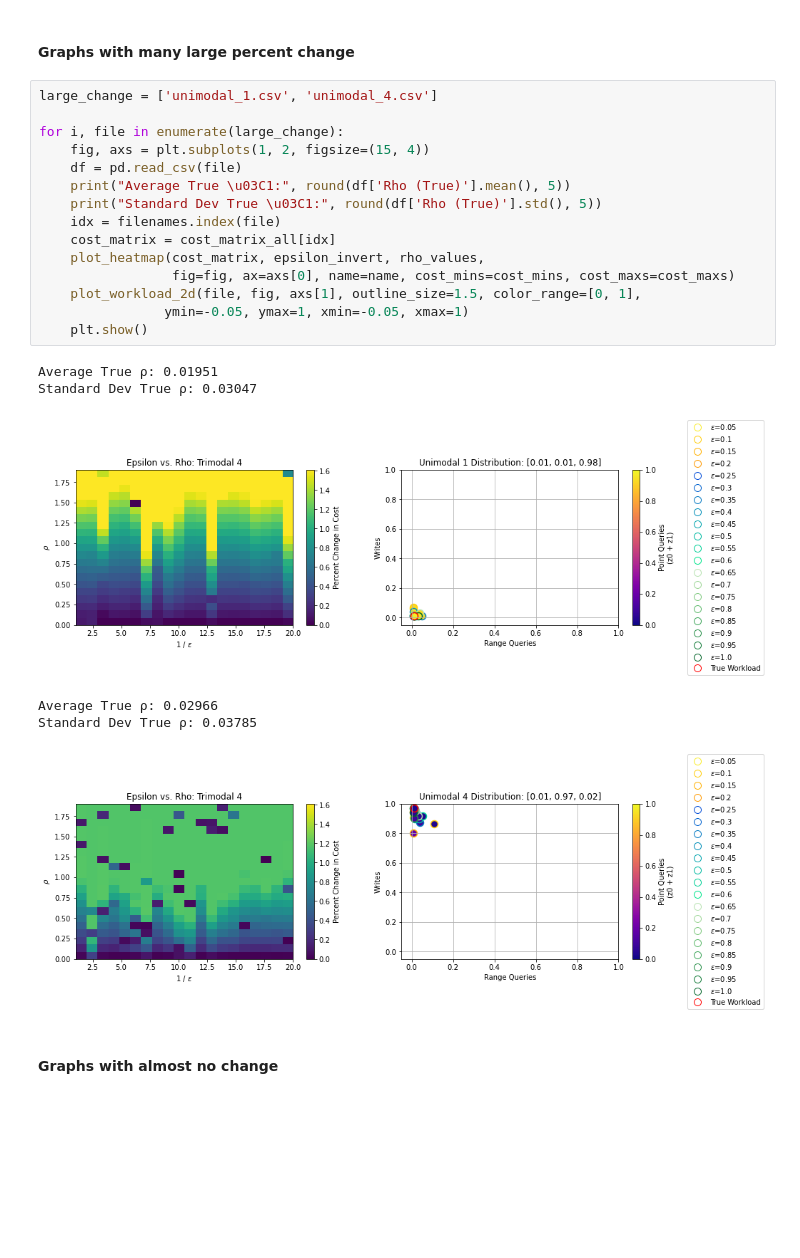
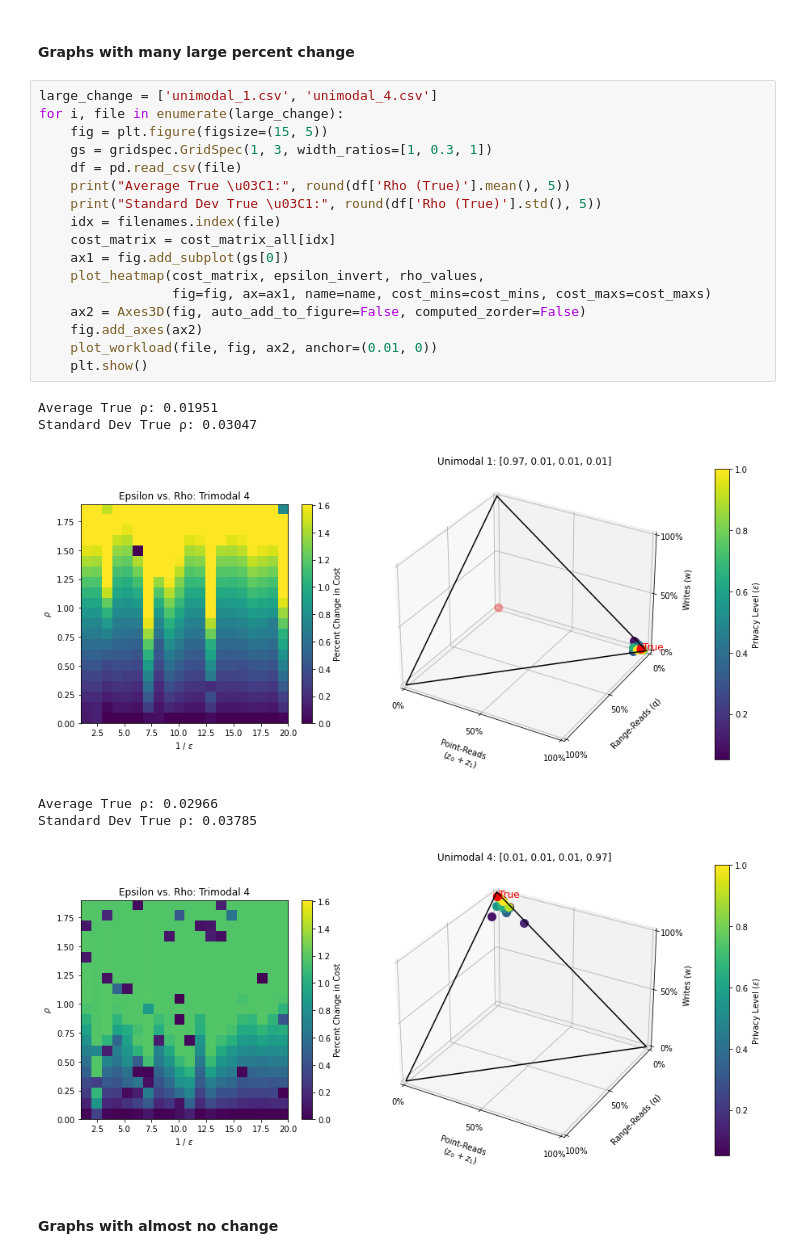
Before and after one commit to Pizzawookiee/private_lsm_tuning, a Jupyter notebook: notebook/stepwise_expected_rho.ipynb, the cells around one changed output. Drawn from its saved outputs; the diff is of its cells as text; blank space fills up the shorter version.

Commit message:
updated graphs for other experiments, TODO: fix nominal vs robust graphs

```diff
--- a/notebook/stepwise_expected_rho.ipynb
+++ b/notebook/stepwise_expected_rho.ipynb
@@ -110,26 +113,28 @@ for i in range(len(filenames)):
 #### Graphs with many large percent change
 # %%
 large_change = ['unimodal_1.csv', 'unimodal_4.csv']
-
 for i, file in enumerate(large_change):
-    fig, axs = plt.subplots(1, 2, figsize=(15, 4))
+    fig = plt.figure(figsize=(15, 5))
+    gs = gridspec.GridSpec(1, 3, width_ratios=[1, 0.3, 1])
     df = pd.read_csv(file)
     print("Average True \u03C1:", round(df['Rho (True)'].mean(), 5))
     print("Standard Dev True \u03C1:", round(df['Rho (True)'].std(), 5))
     idx = filenames.index(file)
     cost_matrix = cost_matrix_all[idx]
+    ax1 = fig.add_subplot(gs[0])
     plot_heatmap(cost_matrix, epsilon_invert, rho_values,
-                 fig=fig, ax=axs[0], name=name, cost_mins=cost_mins, cost_maxs=cost_maxs)
-    plot_workload_2d(file, fig, axs[1], outline_size=1.5, color_range=[0, 1],
-                ymin=-0.05, ymax=1, xmin=-0.05, xmax=1)
+                 fig=fig, ax=ax1, name=name, cost_mins=cost_mins, cost_maxs=cost_maxs)
+    ax2 = Axes3D(fig, auto_add_to_figure=False, computed_zorder=False)
+    fig.add_axes(ax2)
+    plot_workload(file, fig, ax2, anchor=(0.01, 0))
     plt.show()
 # %% [output]
 Average True ρ: 0.01951
 Standard Dev True ρ: 0.03047
-[figure, old version]
+[figure, new version]
 Average True ρ: 0.02966
 Standard Dev True ρ: 0.03785
-[figure, old version]
+[figure, new version]
 # %% [markdown]
 #### Graphs with almost no change
 # %%
```
Also changed, not shown: parts of 3 cells of this notebook.
